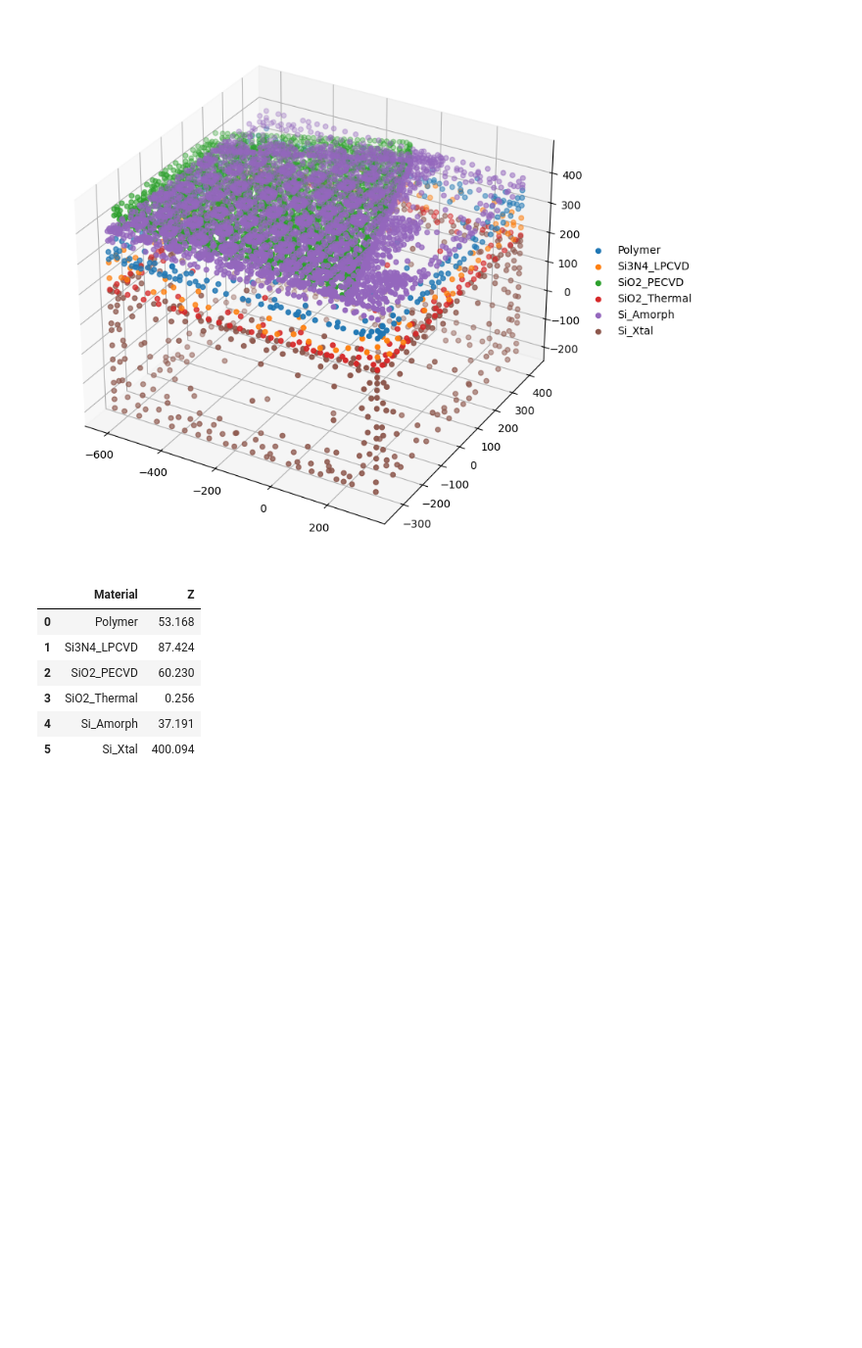
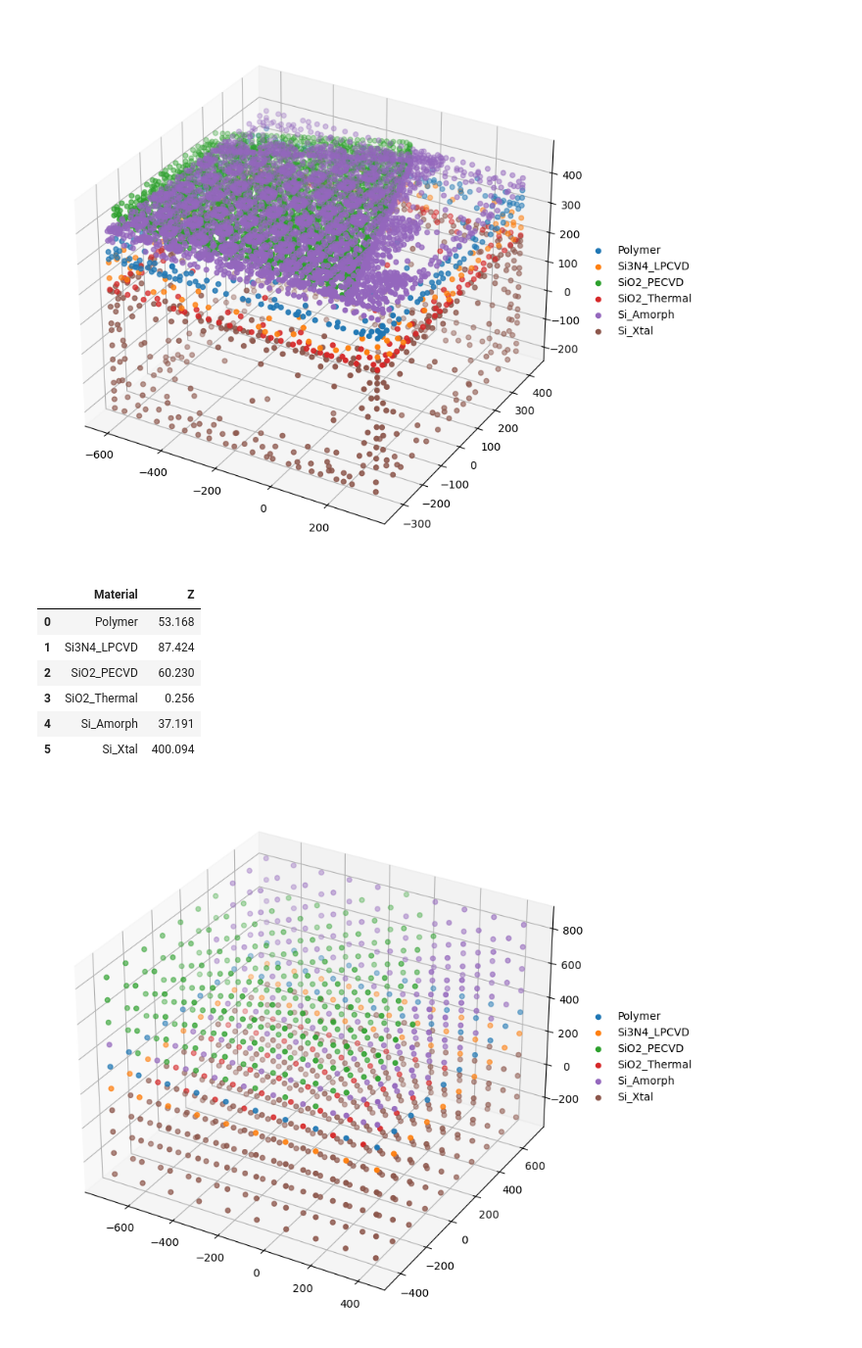
Before and after one commit to Yin169/pLSM-etching, a Jupyter notebook: notebook/exp.ipynb, the cells around one changed output. Shown: that part at 98% size. Drawn from its saved outputs; the diff is of its cells as text; code cells hidden in the pictures; blank space fills up the shorter version.

```diff
--- a/notebook/exp.ipynb
+++ b/notebook/exp.ipynb
@@ -36,3 +36,19 @@ df.groupby(['Material'])['Z'].apply(lambda x: x.max() - x.min()).reset_index()
 | 3 | SiO2_Thermal | 0.256 |
 | 4 | Si_Amorph | 37.191 |
 | 5 | Si_Xtal | 400.094 |
+# %%
+path = '../checking.csv'
+df = pd.read_csv(path)
+fig = plt.figure(figsize=(12, 9))
+ax = fig.add_subplot(projection='3d')
+
+for grp_name, grp_idx in df.groupby('material').groups.items():
+    y = df.iloc[grp_idx,1]
+    x = df.iloc[grp_idx,0]
+    z = df.iloc[grp_idx,2]
+    ax.scatter(x, y, z, label=grp_name)
+
+ax.legend(bbox_to_anchor=(1, 0.5), loc='center left', frameon=False)
+plt.show()
+# %% [output]
+[figure, added]
```
Also changed, not shown: 4 other files.
